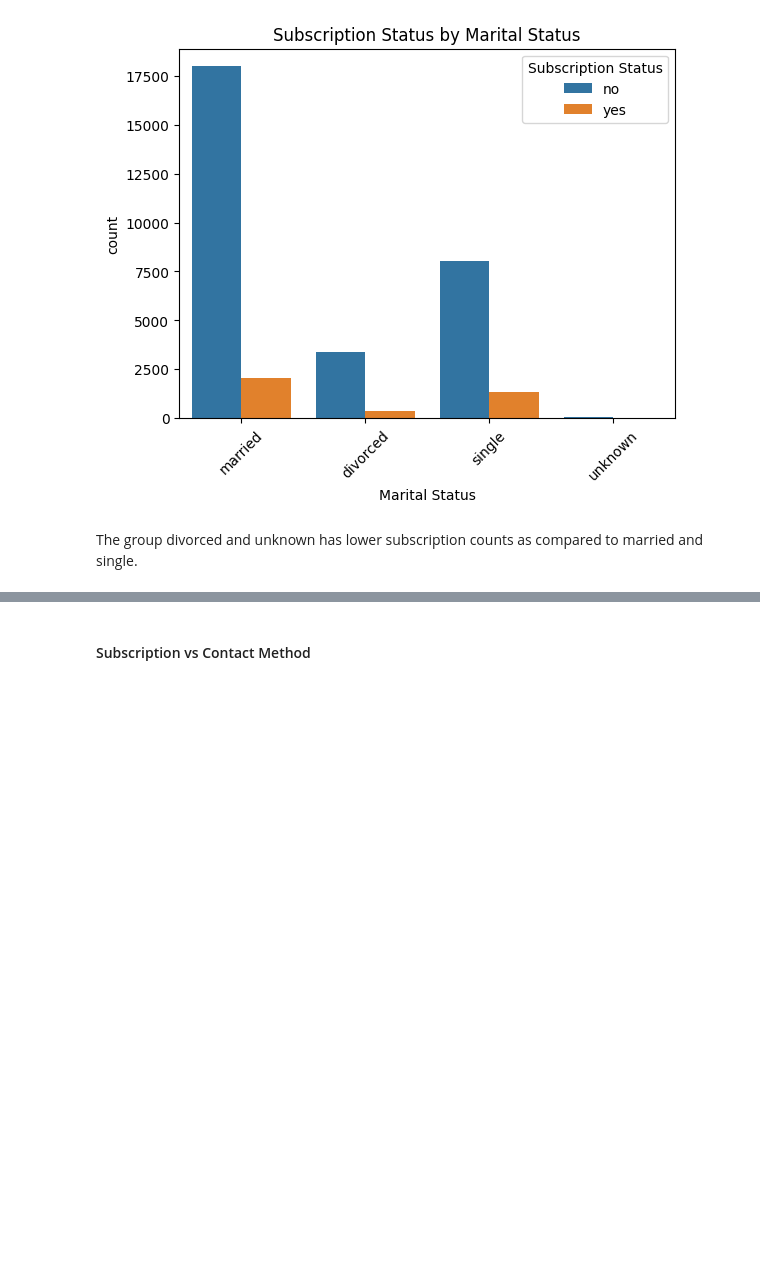
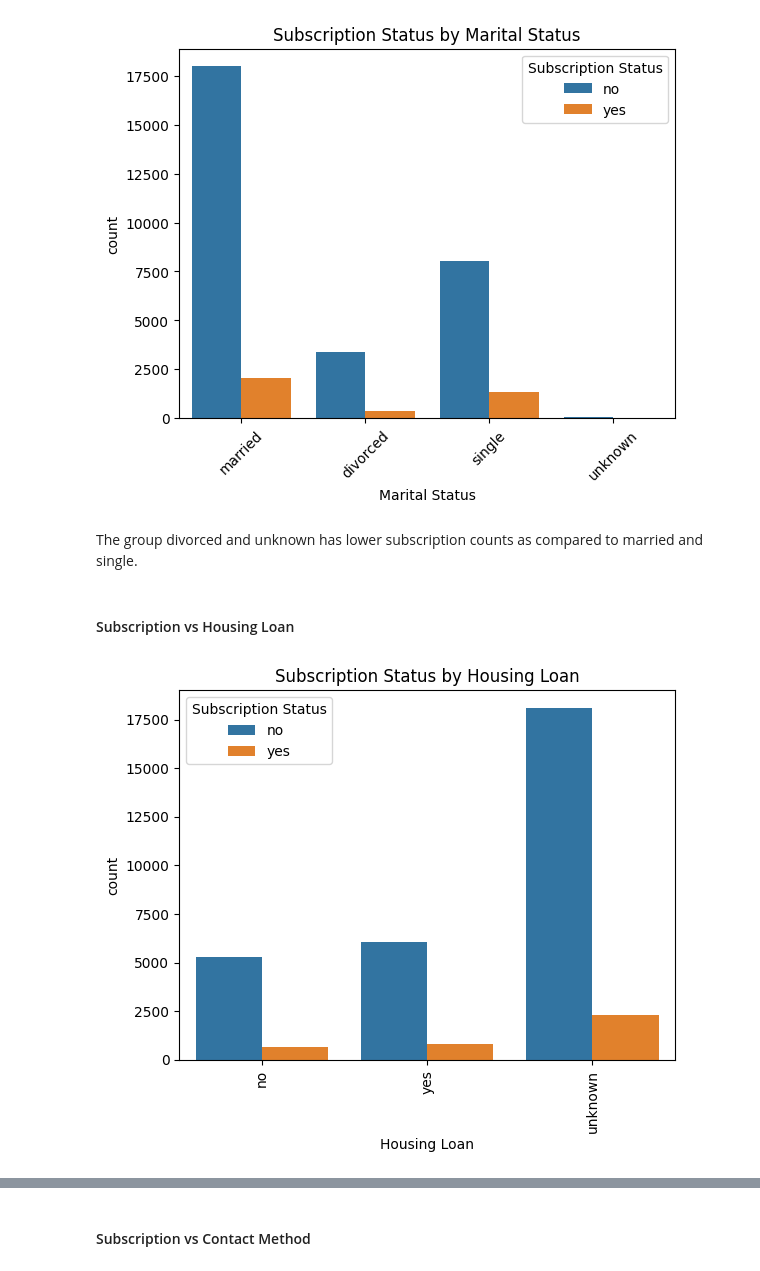
Before and after one commit to Lawrence-le/eda-to-ml-term-deposits, a Jupyter notebook: eda.ipynb, the cells around one changed output, grey strips where cells are left out. Drawn from its saved outputs; the diff is of its cells as text; code cells hidden in the pictures; blank space fills up the shorter version.

```diff
--- a/eda.ipynb
+++ b/eda.ipynb
@@ -536,3 +558,12 @@ plt.show()
 [figure]
 # %% [markdown]
 The group divorced and unknown has lower subscription counts as compared to married and single.
+# %% [markdown]
+#### Subscription vs Housing Loan
+# %%
+sns.countplot(x="Housing Loan", hue="Subscription Status", data=dataset_raw)
+plt.xticks(rotation=90)
+plt.title("Subscription Status by Housing Loan")
+plt.show()
+# %% [output]
+[figure, added]
```
Also changed, not shown: parts of 19 cells of this notebook, 9 other files.
